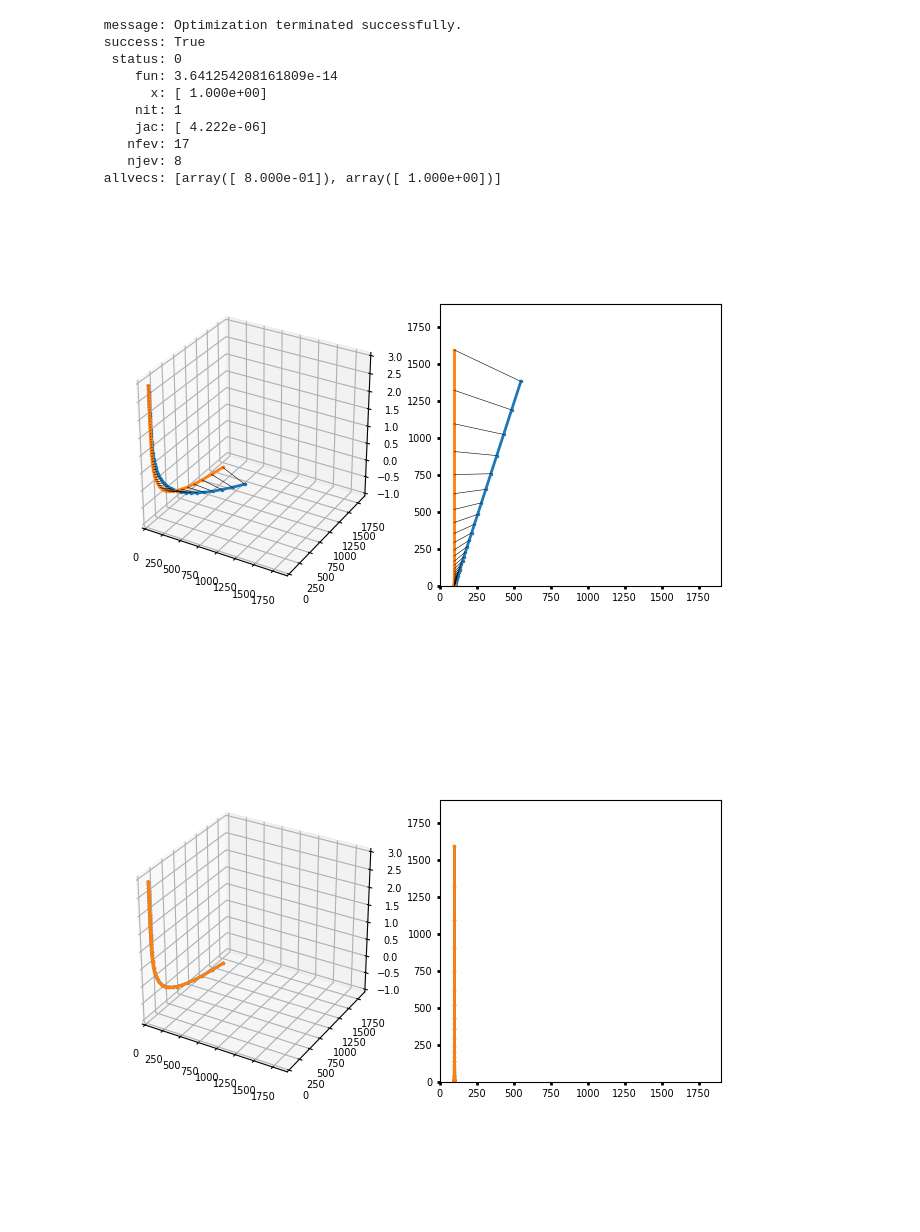
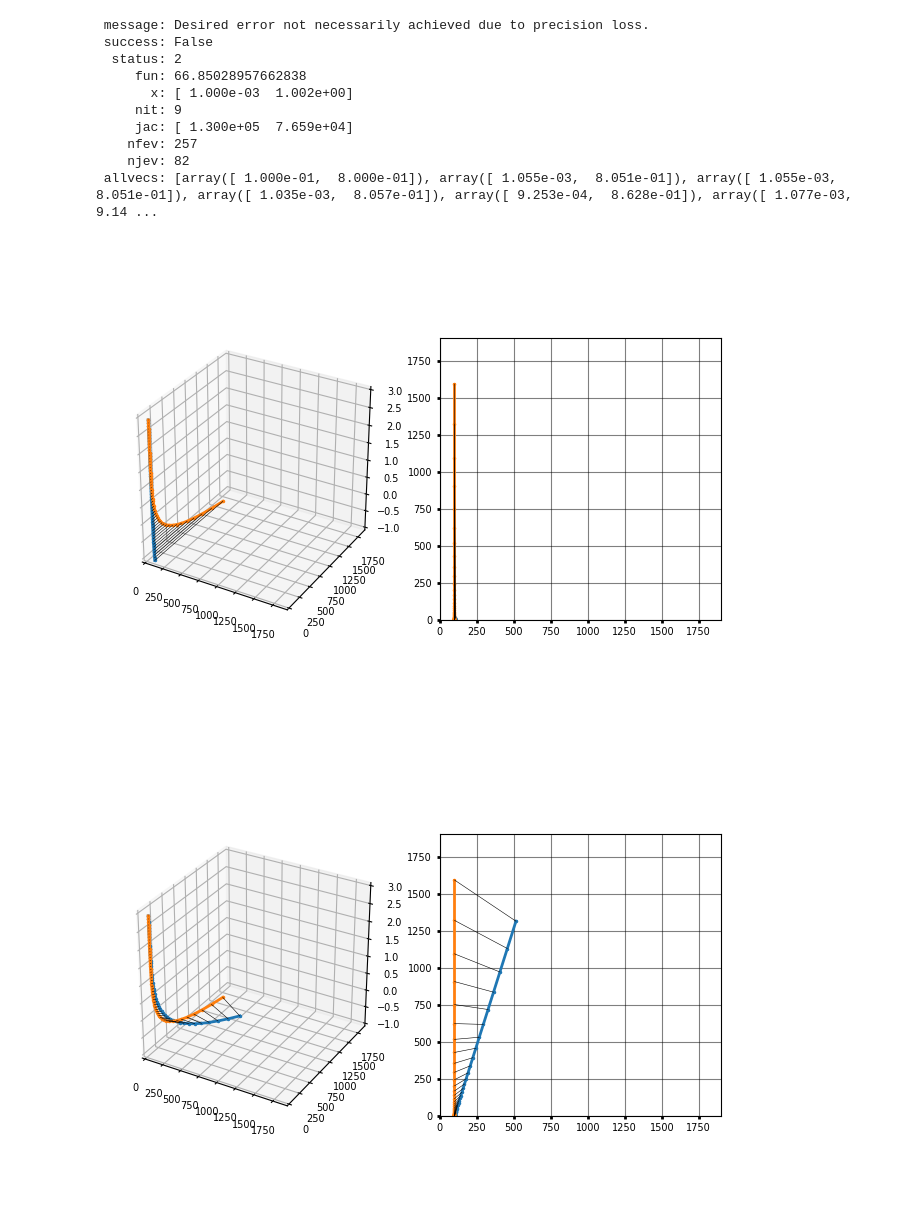
Before and after one commit to Yugal0/fitting-eis-importance-of-weighing, a Jupyter notebook: mainRQseries.ipynb, the cells around one changed output. Saved outputs shown, nothing was run; the diff lists cells and outputs as text; code cells hidden in the pictures.

```diff
--- a/mainRQseries.ipynb
+++ b/mainRQseries.ipynb
@@ -8,7 +8,8 @@ import matplotlib.pyplot as plt
 # %%
 freq_list=np.logspace(-1,3,50)
 circuit="R_1-CPE_1"
-c = CustomCircuit(initial_guess=[1],circuit=circuit,constants={"R_1":100,"CPE_1_0":1e-3})
+# c = CustomCircuit(initial_guess=[1],circuit=circuit,constants={"R_1":100,"CPE_1_0":1e-3})
+c = CustomCircuit(initial_guess=[1e-3,1],circuit=circuit,constants={"R_1":100})
 z_exp=c.predict(frequencies=freq_list)
 
 from scipy.optimize import minimize, least_squares
@@ -18,15 +19,16 @@ omega=2*np.pi*freq_list
 
 def fun(params,omega,z_exp,weights):
     # R=params[0]
-    # Q=params[0]
-    alpha=params[0]
+    Q=params[0]
+    alpha=params[1]
     # R0=100
     # C0=1e-3
     # R0=1
     # C0=1
     chi_total=0
     for w,z,wt in zip(omega,z_exp,weights):
-        c = CustomCircuit(initial_guess=[alpha],circuit=circuit,constants={"R_1":100,"CPE_1_0":1e-3})
+        # c = CustomCircuit(initial_guess=[alpha],circuit=circuit,constants={"R_1":100,"CPE_1_0":1e-3})
+        c = CustomCircuit(initial_guess=[Q,alpha],circuit=circuit,constants={"R_1":100})
         z_model=c.predict(frequencies=[w/(2*np.pi)])
         chi_real=(np.real(z_model)-np.real(z))**2/wt**2
         chi_imag=(np.imag(z_model)-np.imag(z))**2/wt**2
@@ -35,11 +37,11 @@ def fun(params,omega,z_exp,weights):
     return chi_total
 
 ## weighing ##
-wt=np.abs(z_exp)
-# wt=np.ones(len(z_exp))
+# wt=np.abs(z_exp)
+wt=np.ones(len(z_exp))
 # wt=omega
 
-result=minimize(fun,(0.8),args=(omega,z_exp,wt),method="CG",options={'return_all': True})
+result=minimize(fun,(0.1,0.8),args=(omega,z_exp,wt),method="CG",options={'return_all': True})
 print(result)
 
 # result2=least_squares(fun,(100,2e-3),args=(omega,z_exp,wt))
@@ -47,43 +49,45 @@ print(result)
 
 # cc = CustomCircuit(initial_guess=[result.x[0],result.x[1]],circuit=circuitrq,constant={"R_1":100})
 # z_fit = cc.predict(frequencies=freq_list)
 
 
 
 for sol in result.allvecs:
-    cc = CustomCircuit(initial_guess=[sol[0]],circuit=circuit,constants={"R_1":100,"CPE_1_0":1e-3})
+    # cc = CustomCircuit(initial_guess=[sol[0]],circuit=circuit,constants={"R_1":100,"CPE_1_0":1e-3})
+    cc = CustomCircuit(initial_guess=[sol[0],sol[1]],circuit=circuit,constants={"R_1":100})
     z_fit = cc.predict(frequencies=freq_list)
     fig=plt.figure()
     ax1=fig.add_subplot(121,projection="3d")
     ax1.tick_params(direction='out', length=6, width=2, colors='k',grid_color='k', grid_alpha=0.5,size=2,labelsize=7)
     ax2=fig.add_subplot(122)
     ax2.tick_params(direction='out', length=6, width=2, colors='k',grid_color='k', grid_alpha=0.5,size=2,labelsize=7)
     ax1.set_box_aspect([1,1,1])
     ax1.set_xlim(0,1900)
     ax1.set_ylim(0,1900)
     ax2.set_xlim(0,1900)
     ax2.set_ylim(0,1900)
     ax2.set_aspect("equal")
+    ax2.grid(True)
     #plot the 3D plot exp and model
     ax1.plot(np.real(z_fit),-np.imag(z_fit),np.log10(freq_list),".",ms=3,linestyle="-",label="Fit",linewidth=2)
     ax1.plot(np.real(z_exp),-np.imag(z_exp),np.log10(freq_list),".",ms=3,linestyle="-",label="Exp",linewidth=2)
     #plot the 2D plot exp vs model
     ax2.plot(np.real(z_fit),-np.imag(z_fit),".",ms=3,linestyle="-",label="Fit",linewidth=2)
     ax2.plot(np.real(z_exp),-np.imag(z_exp),".",ms=3,linestyle="-",label="Exp",linewidth=2)
     for p1,p2,f in zip(z_exp,z_fit,freq_list):
         ax1.plot([np.real(p1),np.real(p2)],[-np.imag(p1),-np.imag(p2)],[np.log10(f),np.log10(f)],color="black",linestyle="-",linewidth=0.4)
         ax2.plot([np.real(p1),np.real(p2)],[-np.imag(p1),-np.imag(p2)],color="black",linestyle="-",linewidth=0.4)
     plt.tight_layout()
 # %% [output]
- message: Optimization terminated successfully.
- success: True
-  status: 0
-     fun: 3.641254208161809e-14
-       x: [ 1.000e+00]
-     nit: 1
-     jac: [ 4.222e-06]
-    nfev: 17
-    njev: 8
- allvecs: [array([ 8.000e-01]), array([ 1.000e+00])]
+ message: Desired error not necessarily achieved due to precision loss.
+ success: False
+  status: 2
+     fun: 66.85028957662838
+       x: [ 1.000e-03  1.002e+00]
+     nit: 9
+     jac: [ 1.300e+05  7.659e+04]
+    nfev: 257
+    njev: 82
+ allvecs: [array([ 1.000e-01,  8.000e-01]), array([ 1.055e-03,  8.051e-01]), array([ 1.055e-03,  8.051e-01]), array([ 1.035e-03,  8.057e-01]), array([ 9.253e-04,  8.628e-01]), array([ 1.077e-03,  9.14 ...
-[figure, old version]
+[figure, new version]
-[figure, old version]
+[figure, new version]
```
Also changed, not shown: parts of 1 cell of this notebook.
